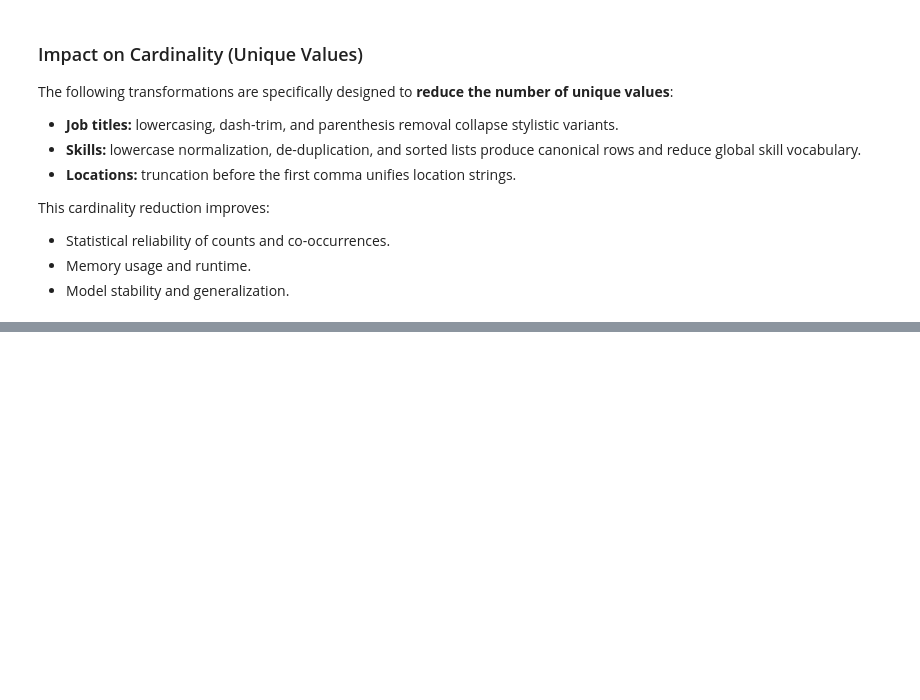
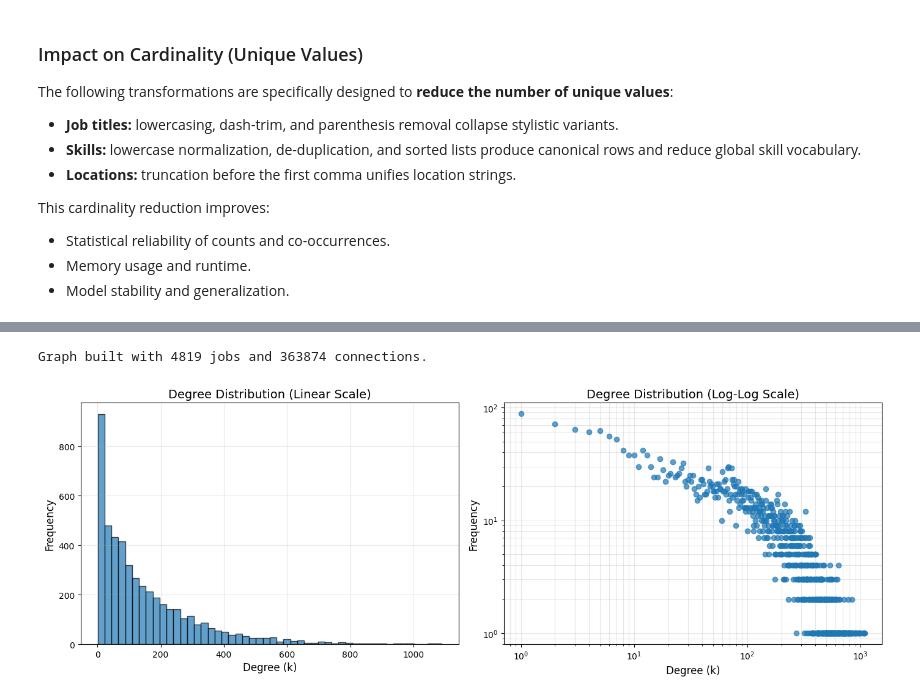
Before and after one commit to tmb2k01/linkedin-rec-sys, a Jupyter notebook: linkedin-rec-sys.ipynb, the cells around one changed output, grey strips where cells are left out. Saved outputs shown, nothing was run; the diff lists cells and outputs as text; code cells hidden in the pictures; blank space fills up the shorter version.

Commit message:
job job graph and clustering

```diff
--- a/linkedin-rec-sys.ipynb
+++ b/linkedin-rec-sys.ipynb
@@ -281,0 +309,17 @@ This cardinality reduction improves:
+# %%
+# Subset for processing
+N = 5000 # for speed
+df_subset = jobs_df_ny.head(N).copy()
+
+# Identify too common skills
+all_skills = []
+for skills_str in df_subset['job_skills']:
+    skills = [s.strip() for s in str(skills_str).split(',') if s.strip()]
+    all_skills.extend(skills)
+
+# Remove skills represent in > 10% of jobs
+skill_counts = Counter(all_skills)
+threshold = len(df_subset) * 0.1
+stop_skills = {skill for skill, count in skill_counts.items() if count > threshold}
+
+print(f"Identified {len(stop_skills)} generic skills to ignore (e.g., {list(stop_skills)[:5]})")
@@ -281,0 +332,63 @@ This cardinality reduction improves:
+# %%
+G_jobs = nx.Graph()
+
+# Add nodes
+for idx, row in df_subset.iterrows():
+    G_jobs.add_node(idx, title=row['job_title'])
+
+# Map specific skills to jobs
+skill_to_jobs = {}
+for idx, row in df_subset.iterrows():
+    skills = [s.strip() for s in str(row['job_skills']).split(',') if s.strip()]
+    for skill in skills:
+        if skill not in stop_skills:
+            skill_to_jobs.setdefault(skill, []).append(idx)
+
+# Create edges (jobs sharing specific skills)
+edge_weights = {}
+for job_indices in skill_to_jobs.values():
+    if len(job_indices) < 2: continue
+    for u, v in combinations(job_indices, 2):
+        if u > v: u, v = v, u
+        edge_weights[(u, v)] = edge_weights.get((u, v), 0) + 1
+
+# Add edges with weight >= 2
+for (u, v), w in edge_weights.items():
+    if w >= 2:
+        G_jobs.add_edge(u, v, weight=w)
+
+# Keep only the largest connected component
+gcc_nodes = max(nx.connected_components(G_jobs), key=len)
+GCC_jobs = G_jobs.subgraph(gcc_nodes).copy()
+print(f"Graph built with {GCC_jobs.number_of_nodes()} jobs and {GCC_jobs.number_of_edges()} connections.")
+# %% [output]
+Graph built with 4819 jobs and 363874 connections.
+# %%
+# Degree distribution
+degrees = dict(GCC_jobs.degree())
+degree_values = list(degrees.values())
+
+fig, axes = plt.subplots(1, 2, figsize=(14, 5))
+
+# Linear scale
+axes[0].hist(degree_values, bins=50, alpha=0.7, edgecolor='black')
+axes[0].set_xlabel('Degree (k)', fontsize=12)
+axes[0].set_ylabel('Frequency', fontsize=12)
+axes[0].set_title('Degree Distribution (Linear Scale)', fontsize=14)
+axes[0].grid(alpha=0.3)
+
+# Log-log scale for power-law detection
+degree_counts = Counter(degree_values)
+ks = sorted(degree_counts.keys())
+counts = [degree_counts[k] for k in ks]
+
+axes[1].loglog(ks, counts, 'o', markersize=6, alpha=0.7)
+axes[1].set_xlabel('Degree (k)', fontsize=12)
+axes[1].set_ylabel('Frequency', fontsize=12)
+axes[1].set_title('Degree Distribution (Log-Log Scale)', fontsize=14)
+axes[1].grid(alpha=0.3, which='both')
+
+plt.tight_layout()
+plt.show()
+# %% [output]
+[figure, added]
```
Also changed, not shown: parts of 15 cells of this notebook.
